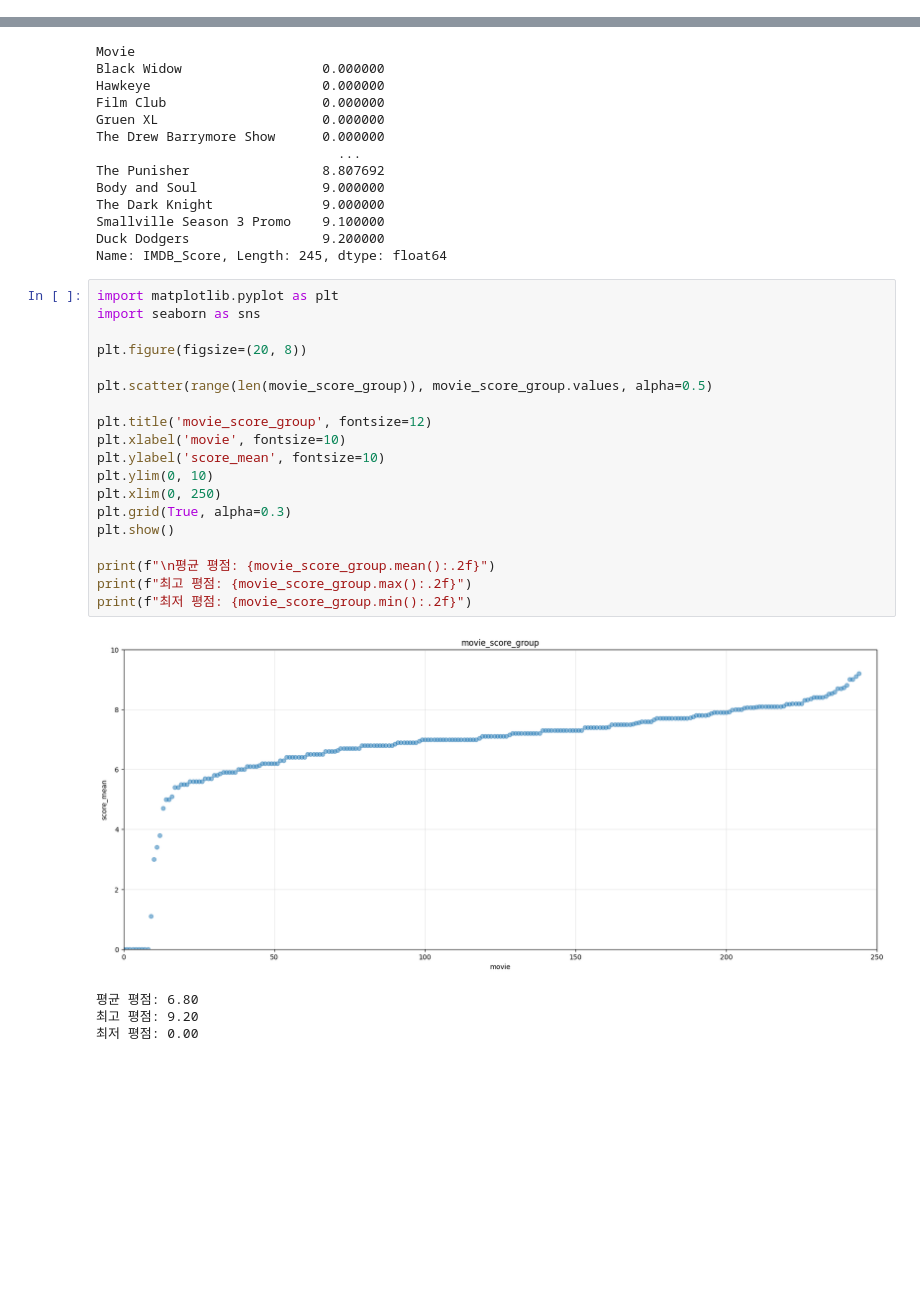
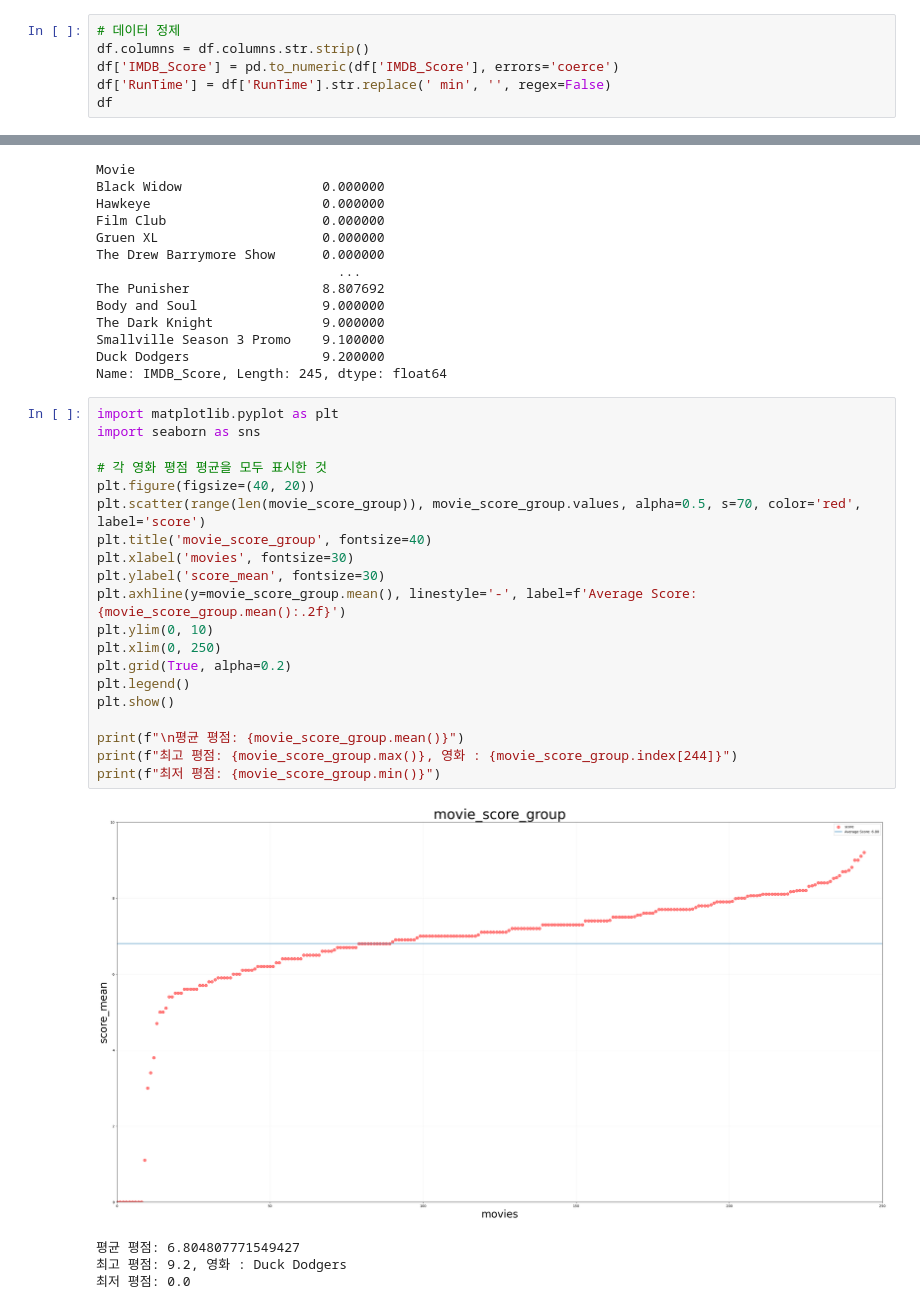
Before and after one commit to karl21-02/netflix_data_analysis, a Jupyter notebook: MarvelDc.ipynb, the cells around one changed output, grey strips where cells are left out. Cells and saved outputs as stored; diff of their text form; blank space fills up the shorter version.

Commit message:
MarveDc_movie_score_chart

```diff
--- a/MarvelDc.ipynb
+++ b/MarvelDc.ipynb
@@ -83,3 +83,9 @@ df
 | 1688 | 1688 | Supergirl | Action,Adventure,Drama | 42 min | Kara and Lena head to Kaznia to h... | 7.4 |
 | 1689 | 1689 | Supergirl | Action,Adventure,Drama | 42 min | Supergirl must deal with the dest... | 7.5 |
 1406 rows × 6 columns
+# %%
+# 데이터 정제
+df.columns = df.columns.str.strip()
+df['IMDB_Score'] = pd.to_numeric(df['IMDB_Score'], errors='coerce')
+df['RunTime'] = df['RunTime'].str.replace(' min', '', regex=False)
+df
@@ -106,24 +143,25 @@ Name: IMDB_Score, Length: 245, dtype: float64
 # %%
 import matplotlib.pyplot as plt
 import seaborn as sns
 
-plt.figure(figsize=(20, 8))
-
-plt.scatter(range(len(movie_score_group)), movie_score_group.values, alpha=0.5)
-
-plt.title('movie_score_group', fontsize=12)
-plt.xlabel('movie', fontsize=10)
-plt.ylabel('score_mean', fontsize=10)
+# 각 영화 평점 평균을 모두 표시한 것
+plt.figure(figsize=(40, 20))
+plt.scatter(range(len(movie_score_group)), movie_score_group.values, alpha=0.5, s=70, color='red', label='score')
+plt.title('movie_score_group', fontsize=40)
+plt.xlabel('movies', fontsize=30)
+plt.ylabel('score_mean', fontsize=30)
+plt.axhline(y=movie_score_group.mean(), linestyle='-', label=f'Average Score: {movie_score_group.mean():.2f}')
 plt.ylim(0, 10)
 plt.xlim(0, 250)
-plt.grid(True, alpha=0.3)
+plt.grid(True, alpha=0.2)
+plt.legend()
 plt.show()
 
-print(f"\n평균 평점: {movie_score_group.mean():.2f}")
-print(f"최고 평점: {movie_score_group.max():.2f}")
-print(f"최저 평점: {movie_score_group.min():.2f}")
+print(f"\n평균 평점: {movie_score_group.mean()}")
+print(f"최고 평점: {movie_score_group.max()}, 영화 : {movie_score_group.index[244]}")
+print(f"최저 평점: {movie_score_group.min()}")
 # %% [output]
-[figure, old version]
+[figure, new version]
-평균 평점: 6.80
-최고 평점: 9.20
-최저 평점: 0.00
+평균 평점: 6.804807771549427
+최고 평점: 9.2, 영화 : Duck Dodgers
+최저 평점: 0.0
```
Also changed, not shown: parts of 2 cells of this notebook, 1 other file.
